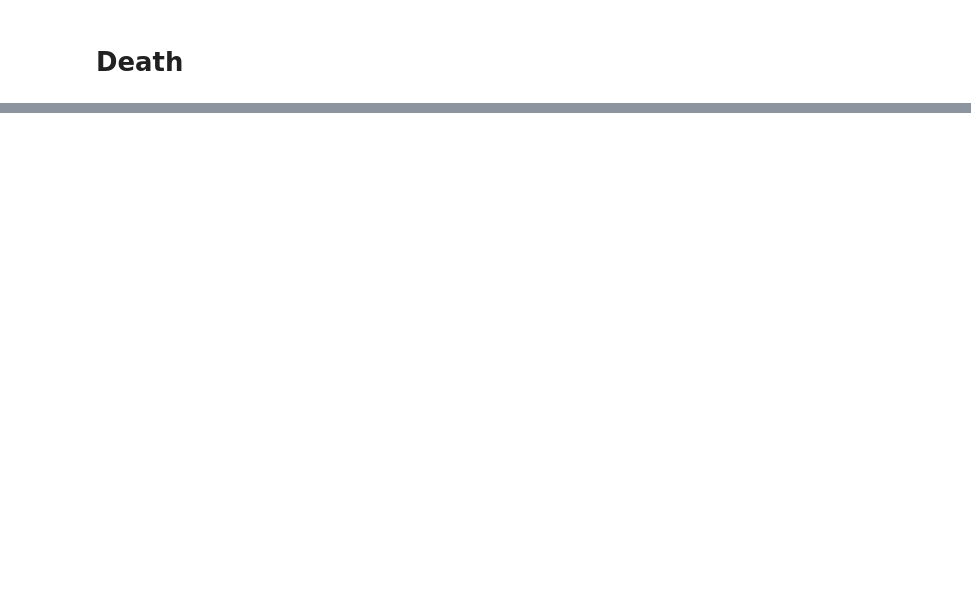
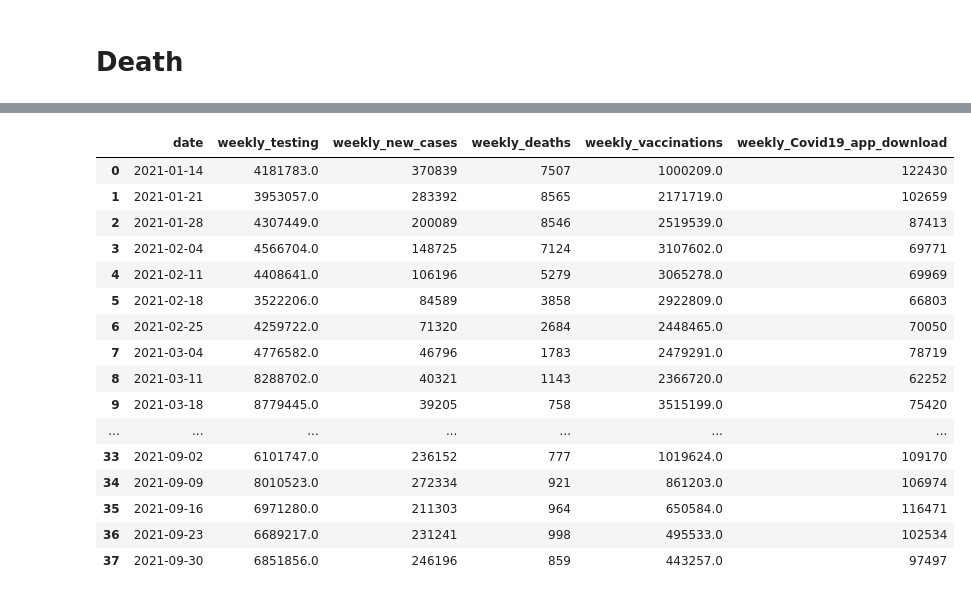
Before and after one commit to Wenting-Yi/health-tracking-app-sentiment, a Jupyter notebook: Covid_statistics_visualisation.ipynb, the cells around one changed output, grey strips where cells are left out. Cells and saved outputs as stored; diff of their text form; code cells hidden in the pictures; blank space fills up the shorter version.

Commit message:
Correlation analysis
1. statistics on COVID-19 app
2. correlation analysis between COVID-19 app uptake and other COVID-19 related statistics

```diff
--- a/Covid_statistics_visualisation.ipynb
+++ b/Covid_statistics_visualisation.ipynb
@@ -417,0 +593,5 @@ plt.show()
+# %%
+#  cross match the week
+df_app_confined = df_app[df_app['Week starting (Wythnos yn dechrau)'].isin( df_vac_weekly['date'])]
+df_vac_weekly = df_vac_weekly[df_vac_weekly['date'].isin( df_app_confined['Week starting (Wythnos yn dechrau)'])]
+df_vac_weekly
@@ -417,0 +638,7 @@ plt.show()
+# %%
+df_testing_conducted_all3pilars = df_testing_conducted[['date', 'newPillarOneTestsByPublishDate', 'newPillarTwoTestsByPublishDate','newPillarFourTestsByPublishDate']]
+# select last three columns
+Total_3_pillars = df_testing_conducted_all3pilars.iloc[:,-3:].sum(axis = 1)
+#  add summed up values as a new column
+df_testing_conducted_all3pilars  = df_testing_conducted_all3pilars.assign(Total_3_pillars = Total_3_pillars.values)
+df_testing_conducted_all3pilars
@@ -417,0 +659,5 @@ plt.show()
+# %%
+df_testing_weekly = df_testing_conducted_all3pilars.resample('W-Thu',on = 'date').Total_3_pillars.sum().reset_index()
+df_testing_weekly.columns = ['date','weekly_testing']
+df_testing_weekly = df_testing_weekly[df_testing_weekly['date'].isin(df_app['Week starting (Wythnos yn dechrau)'])]
+# df_testing_weekly
@@ -417,0 +722,6 @@ plt.show()
+# %%
+#  change the column names of the weekly download dataframe
+#  create the copy by selecting few related columns
+df_app_part = df_app[['Week starting (Wythnos yn dechrau)', 'Number of app downloads (Nifer o lawrlwythiadau ap)']]
+df_app_part = df_app_part.rename(columns = {"Week starting (Wythnos yn dechrau)":"date","Number of app downloads (Nifer o lawrlwythiadau ap)":"weekly_Covid19_app_download"},)
+df_app_part
@@ -417,0 +746,25 @@ plt.show()
+# %%
+#  merge related data frame on "date"
+result = pd.merge(df_testing_weekly, df_cases_weekly, on = 'date')
+result = pd.merge(result, df_deaths_weekly, on = 'date')
+result = pd.merge(result, df_vac_weekly, on = 'date')
+result = pd.merge(result, df_app_part, on = 'date')
+result
+# %% [output]
+|  | date | weekly_testing | weekly_new_cases | weekly_deaths | weekly_vaccinations | weekly_Covid19_app_download |
+| 0 | 2021-01-14 | 4181783.0 | 370839 | 7507 | 1000209.0 | 122430 |
+| 1 | 2021-01-21 | 3953057.0 | 283392 | 8565 | 2171719.0 | 102659 |
+| 2 | 2021-01-28 | 4307449.0 | 200089 | 8546 | 2519539.0 | 87413 |
+| 3 | 2021-02-04 | 4566704.0 | 148725 | 7124 | 3107602.0 | 69771 |
+| 4 | 2021-02-11 | 4408641.0 | 106196 | 5279 | 3065278.0 | 69969 |
+| 5 | 2021-02-18 | 3522206.0 | 84589 | 3858 | 2922809.0 | 66803 |
+| 6 | 2021-02-25 | 4259722.0 | 71320 | 2684 | 2448465.0 | 70050 |
+| 7 | 2021-03-04 | 4776582.0 | 46796 | 1783 | 2479291.0 | 78719 |
+| 8 | 2021-03-11 | 8288702.0 | 40321 | 1143 | 2366720.0 | 62252 |
+| 9 | 2021-03-18 | 8779445.0 | 39205 | 758 | 3515199.0 | 75420 |
+| ... | ... | ... | ... | ... | ... | ... |
+| 33 | 2021-09-02 | 6101747.0 | 236152 | 777 | 1019624.0 | 109170 |
+| 34 | 2021-09-09 | 8010523.0 | 272334 | 921 | 861203.0 | 106974 |
+| 35 | 2021-09-16 | 6971280.0 | 211303 | 964 | 650584.0 | 116471 |
+| 36 | 2021-09-23 | 6689217.0 | 231241 | 998 | 495533.0 | 102534 |
+| 37 | 2021-09-30 | 6851856.0 | 246196 | 859 | 443257.0 | 97497 |
```
Also changed, not shown: parts of 125 cells of this notebook, 5 other files.
